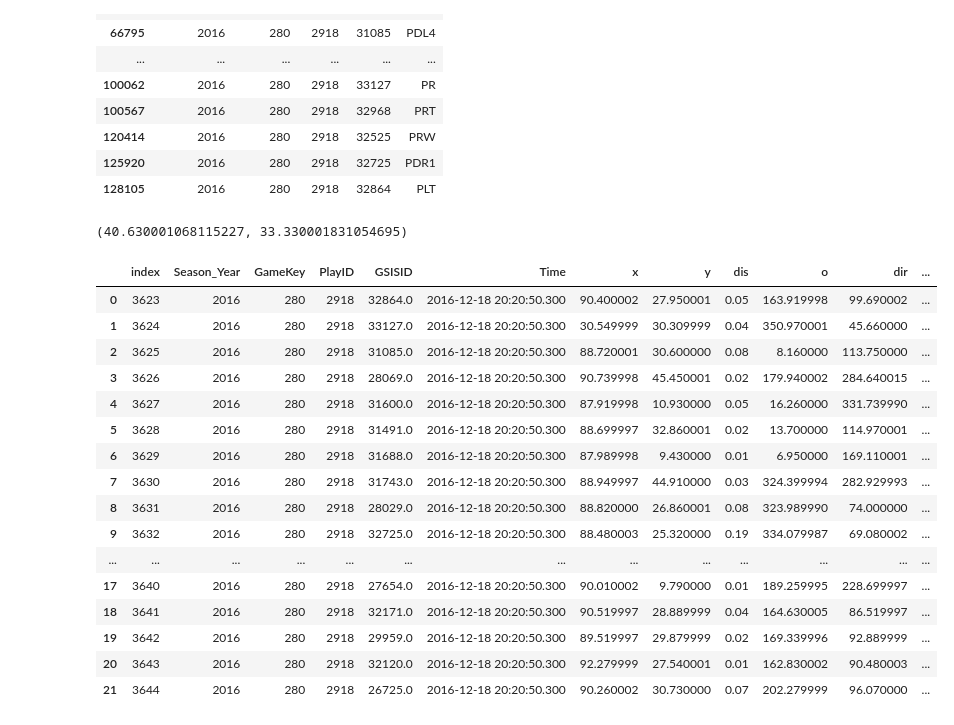
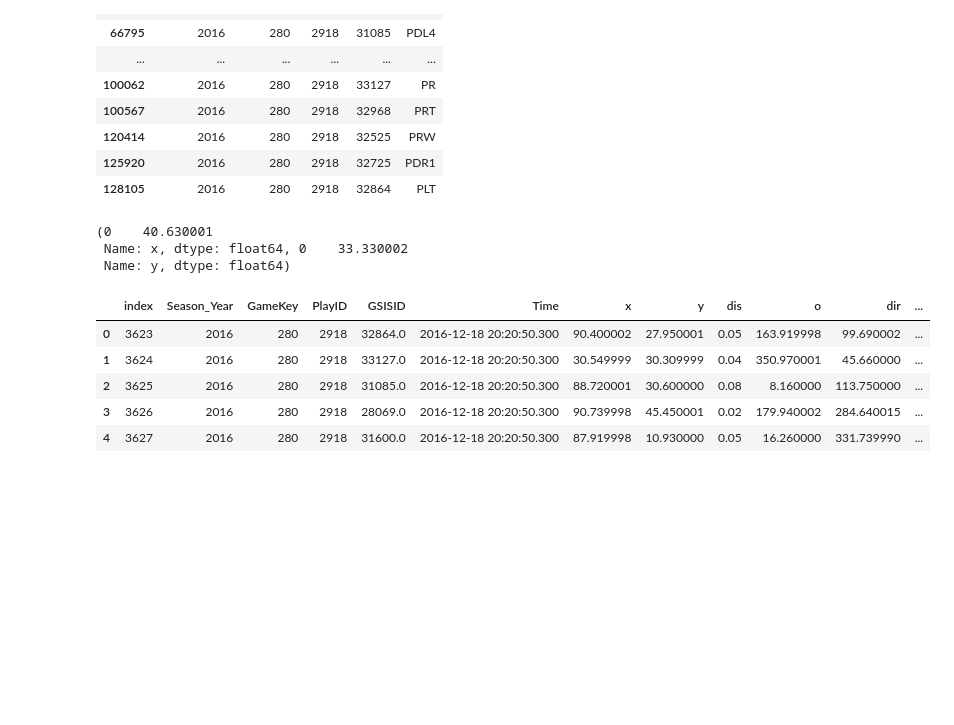
Before and after one commit to mtodisco10/nfl-punt-analytics, a Jupyter notebook: nfl_punt_script.ipynb, the cells around one changed output. Drawn from its saved outputs; the diff is of its cells as text; code cells hidden in the pictures; blank space fills up the shorter version.

```diff
--- a/nfl_punt_script.ipynb
+++ b/nfl_punt_script.ipynb
@@ -583,7 +583,7 @@ single_play_events['datetime'] = pd.to_datetime(single_play_events['Time'], form
 test_play['Time'] = pd.to_datetime(test_play['Time'], format='%Y-%m-%d %H:%M:%S.%f')
 # %%
 val = single_play_events.loc[single_play_events.Event == 'punt']['datetime']  \
-              - pd.Timedelta(seconds=2)
+              - pd.Timedelta(seconds=4)
 # %%
 import math
 # %%
@@ -596,9 +596,11 @@ def euclid_distance(x1, y1, x2, y2):
 # %%
 test_returner = test_play.loc[(test_play.Event == 'fair_catch') & (test_play.GSISID == 33127)].reset_index(drop=True)
 # %%
-test_returner['x'][0], test_returner['y'][0]
+test_returner['x'], test_returner['y']
 # %% [output]
-(40.630001068115227, 33.330001831054695)
+(0    40.630001
+ Name: x, dtype: float64, 0    33.330002
+ Name: y, dtype: float64)
 # %%
 test_players = test_play.loc[test_play.Time ==val.reset_index(drop=True)[0]].reset_index()
 # %%
@@ -610,22 +612,11 @@ for i in range(0, len(test_players)):
 # %%
 test_players['dist_lst'] = dist_lst
 # %%
-test_players
+test_players.head()
 # %% [output]
 |  | index | Season_Year | GameKey | PlayID | GSISID | Time | x | y | dis | o | dir | ... |
 | 0 | 3623 | 2016 | 280 | 2918 | 32864.0 | 2016-12-18 20:20:50.300 | 90.400002 | 27.950001 | 0.05 | 163.919998 | 99.690002 | ... |
 | 1 | 3624 | 2016 | 280 | 2918 | 33127.0 | 2016-12-18 20:20:50.300 | 30.549999 | 30.309999 | 0.04 | 350.970001 | 45.660000 | ... |
 | 2 | 3625 | 2016 | 280 | 2918 | 31085.0 | 2016-12-18 20:20:50.300 | 88.720001 | 30.600000 | 0.08 | 8.160000 | 113.750000 | ... |
 | 3 | 3626 | 2016 | 280 | 2918 | 28069.0 | 2016-12-18 20:20:50.300 | 90.739998 | 45.450001 | 0.02 | 179.940002 | 284.640015 | ... |
 | 4 | 3627 | 2016 | 280 | 2918 | 31600.0 | 2016-12-18 20:20:50.300 | 87.919998 | 10.930000 | 0.05 | 16.260000 | 331.739990 | ... |
-| 5 | 3628 | 2016 | 280 | 2918 | 31491.0 | 2016-12-18 20:20:50.300 | 88.699997 | 32.860001 | 0.02 | 13.700000 | 114.970001 | ... |
-| 6 | 3629 | 2016 | 280 | 2918 | 31688.0 | 2016-12-18 20:20:50.300 | 87.989998 | 9.430000 | 0.01 | 6.950000 | 169.110001 | ... |
-| 7 | 3630 | 2016 | 280 | 2918 | 31743.0 | 2016-12-18 20:20:50.300 | 88.949997 | 44.910000 | 0.03 | 324.399994 | 282.929993 | ... |
-| 8 | 3631 | 2016 | 280 | 2918 | 28029.0 | 2016-12-18 20:20:50.300 | 88.820000 | 26.860001 | 0.08 | 323.989990 | 74.000000 | ... |
-| 9 | 3632 | 2016 | 280 | 2918 | 32725.0 | 2016-12-18 20:20:50.300 | 88.480003 | 25.320000 | 0.19 | 334.079987 | 69.080002 | ... |
-| ... | ... | ... | ... | ... | ... | ... | ... | ... | ... | ... | ... | ... |
-| 17 | 3640 | 2016 | 280 | 2918 | 27654.0 | 2016-12-18 20:20:50.300 | 90.010002 | 9.790000 | 0.01 | 189.259995 | 228.699997 | ... |
-| 18 | 3641 | 2016 | 280 | 2918 | 32171.0 | 2016-12-18 20:20:50.300 | 90.519997 | 28.889999 | 0.04 | 164.630005 | 86.519997 | ... |
-| 19 | 3642 | 2016 | 280 | 2918 | 29959.0 | 2016-12-18 20:20:50.300 | 89.519997 | 29.879999 | 0.02 | 169.339996 | 92.889999 | ... |
-| 20 | 3643 | 2016 | 280 | 2918 | 32120.0 | 2016-12-18 20:20:50.300 | 92.279999 | 27.540001 | 0.01 | 162.830002 | 90.480003 | ... |
-| 21 | 3644 | 2016 | 280 | 2918 | 26725.0 | 2016-12-18 20:20:50.300 | 90.260002 | 30.730000 | 0.07 | 202.279999 | 96.070000 | ... |
```
Also changed, not shown: parts of 32 cells of this notebook.
